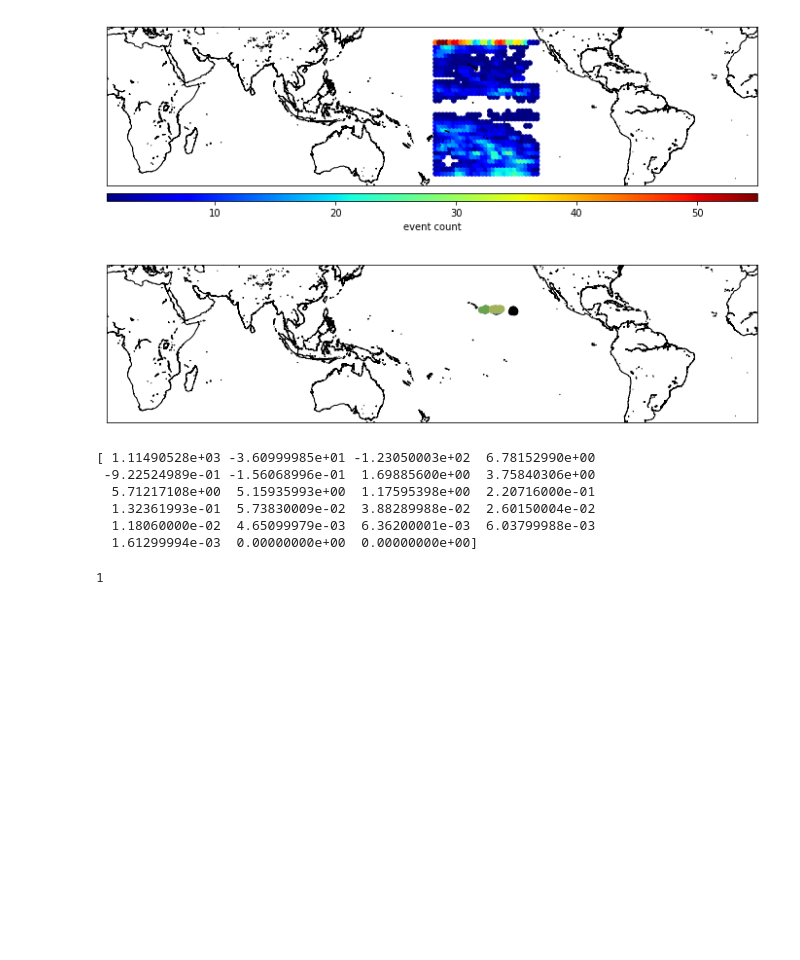
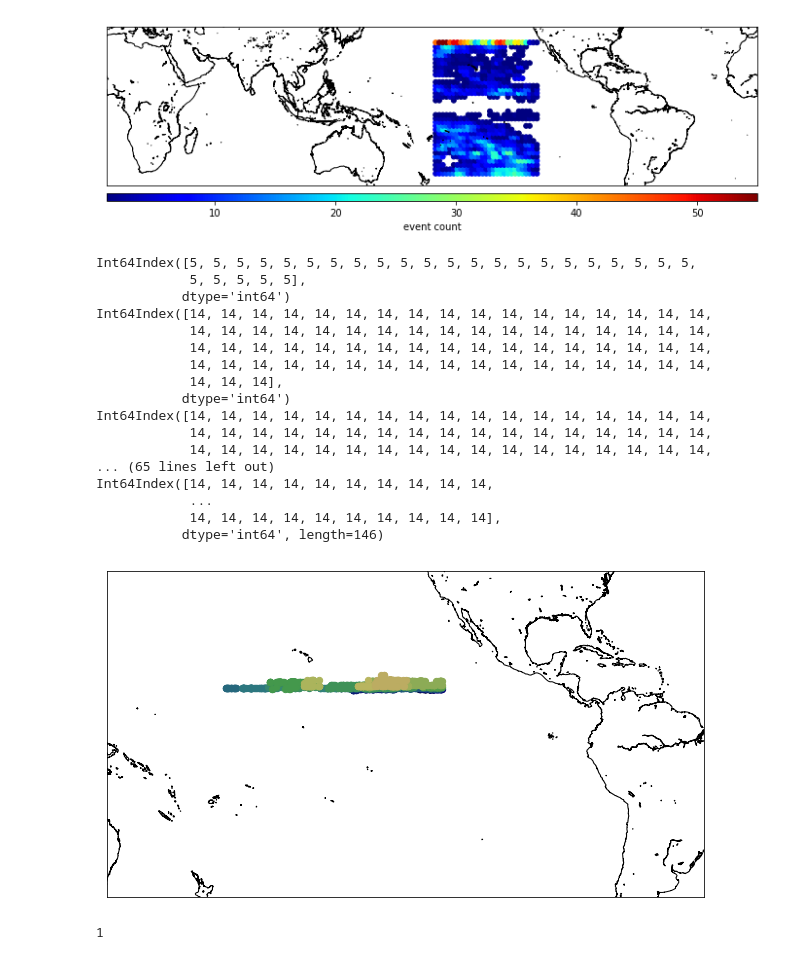
Before and after one commit to pshivraj/Precip_eScience, a Jupyter notebook: Plot Clustering Results.ipynb, the cells around one changed output. Saved outputs shown, nothing was run; the diff lists cells and outputs as text; code cells hidden in the pictures; blank space fills up the shorter version.

Commit message:
testing issues with reading in TRMM data

```diff
--- a/Plot Clustering Results.ipynb
+++ b/Plot Clustering Results.ipynb
@@ -82,30 +86,3 @@ def remove_dublicate(Data, Time, labels, month, year):
                 labels = labels[labels!=i]
 
     return Data, Time, labels
-# %%
-month=1
-year = 2000
-n_clusters_ = len(set(labels)) - (1 if -1 in labels else 0)
-time = pd.DatetimeIndex(Time)
-index = np.argwhere((labels==-1) & (time.month>month))
-
-Data = np.delete(Data,index,0)
-Time = np.delete(Time,index)
-time = np.delete(time,index)
-labels = np.delete(labels,index)
-
-for i in range(n_clusters_):
-    cluster = Data[labels==i,:]
-    tcluster = time[labels==i]
-    print(np.max(tcluster).month)
-    if np.amin(np.array(tcluster.month))>month:
-        print(i)
-        Data = Data[labels!=i,:]
-        Time = Time[labels!=i]
-        time = time[labels!=i]
-        labels = labels[labels!=i]
-    elif np.max(tcluster).month>month & np.max(tcluster).day>4:
-        Data = Data[labels!=i,:]
-        Time = Time[labels!=i]
-        time = time[labels!=i]
-        labels = labels[labels!=i]
@@ -133,10 +104,8 @@ for i in range(n_clusters_):
 # %%
-file = xr.open_dataset('/Users/lauren/Downloads/2000_01Clusted_Data.nc4')
+file = xr.open_dataset('/Users/lauren/Downloads/2000_08Clusted_Data.nc4')
 Data = file.Data.data #[delta_time, lat, lon, surface_rain, latent heat profile]
 labels = file.Labels.data
 Time = file.time.data
-
-Data, Time, labels = remove_dublicate(Data, Time, labels, 1, 2000)
 
 n_clusters_ = len(set(labels)) - (1 if -1 in labels else 0)
 print(n_clusters_)
@@ -255,41 +244,47 @@ cbar.set_label('event count')
 [figure]
 # %%
 #region overwhich to show the plot
-bbox = [-40,40,0,360]
+bbox = [-40,40,150,310]
 
 plt.figure(figsize=(12,6))
 # Define the projection, scale, the corners of the map, and the resolution.
 m = Basemap(projection='merc',llcrnrlat=bbox[0],urcrnrlat=bbox[1],\
             llcrnrlon=bbox[2],urcrnrlon=bbox[3],lat_ts=10,resolution='i')
 cmap = plt.get_cmap('gist_earth')
 
 # Draw coastlines and fill continents and water with color
 m.drawcoastlines()
 
 #look at the clusters within the range labels_min to labels_max
-labels_min = np.min(labels)+1150
-labels_max = 1155
+labels_min = np.min(labels)+700
+labels_max = 720
 
 #plot the location of rain for the individual clusters (colored by cluster)
 for ii in range(labels_min,labels_max):
+    print(time[labels==ii].day)
     cluster = Data[labels==ii,:]
     color_interp = np.interp(ii,[labels_min,labels_max],[0,200])
     m.scatter(cluster[:,2],cluster[:,1],s=40,marker='o',color=cmap(int(color_interp)),latlon=True)
 # %% [output]
+Int64Index([5, 5, 5, 5, 5, 5, 5, 5, 5, 5, 5, 5, 5, 5, 5, 5, 5, 5, 5, 5, 5, 5,
+            5, 5, 5, 5, 5],
+           dtype='int64')
+Int64Index([14, 14, 14, 14, 14, 14, 14, 14, 14, 14, 14, 14, 14, 14, 14, 14, 14,
+            14, 14, 14, 14, 14, 14, 14, 14, 14, 14, 14, 14, 14, 14, 14, 14, 14,
+            14, 14, 14, 14, 14, 14, 14, 14, 14, 14, 14, 14, 14, 14, 14, 14, 14,
+            14, 14, 14, 14, 14, 14, 14, 14, 14, 14, 14, 14, 14, 14, 14, 14, 14,
+            14, 14, 14],
+           dtype='int64')
+Int64Index([14, 14, 14, 14, 14, 14, 14, 14, 14, 14, 14, 14, 14, 14, 14, 14, 14,
+            14, 14, 14, 14, 14, 14, 14, 14, 14, 14, 14, 14, 14, 14, 14, 14, 14,
+            14, 14, 14, 14, 14, 14, 14, 14, 14, 14, 14, 14, 14, 14, 14, 14, 14,
+... (65 lines left out)
+Int64Index([14, 14, 14, 14, 14, 14, 14, 14, 14, 14,
+            ...
+            14, 14, 14, 14, 14, 14, 14, 14, 14, 14],
+           dtype='int64', length=146)
-[figure, old version]
+[figure, new version]
-# %%
-print((Data[10,:]))
-# %% [output]
-[ 1.11490528e+03 -3.60999985e+01 -1.23050003e+02  6.78152990e+00
- -9.22524989e-01 -1.56068996e-01  1.69885600e+00  3.75840306e+00
-  5.71217108e+00  5.15935993e+00  1.17595398e+00  2.20716000e-01
-  1.32361993e-01  5.73830009e-02  3.88289988e-02  2.60150004e-02
-  1.18060000e-02  4.65099979e-03  6.36200001e-03  6.03799988e-03
-  1.61299994e-03  0.00000000e+00  0.00000000e+00]
-# %%
-import datetime
-test = Time[0]
-TI = pd.DatetimeIndex(Time)
-print(TI[0].month)
-# %% [output]
-1
+# %%
+print(int('01'))
+# %% [output]
+1
```
Also changed, not shown: parts of 7 cells of this notebook, 1 other file.
